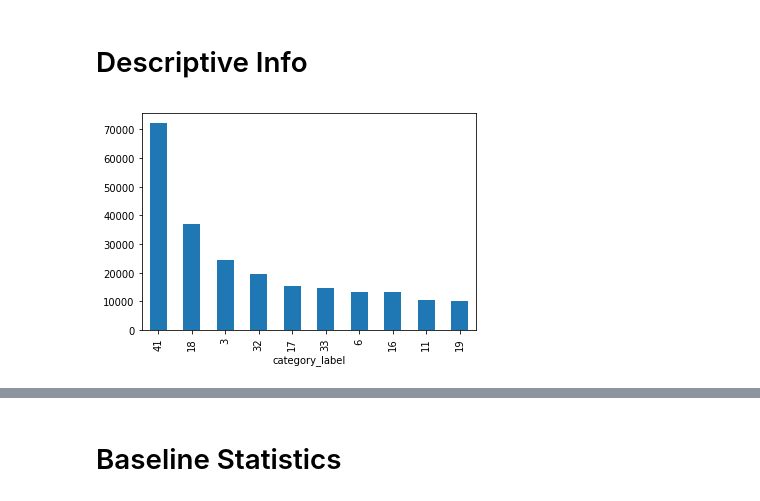
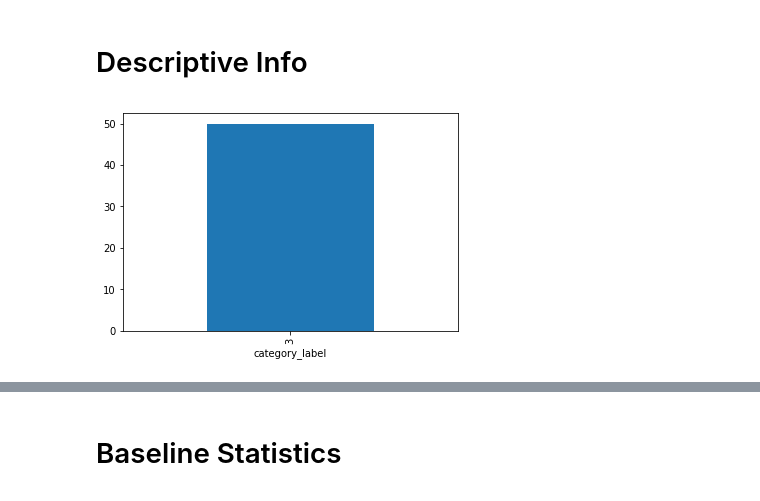
Before and after one commit to magee256/clothing_object_recognition, a Jupyter notebook: category_classifier.ipynb, the cells around one changed output, grey strips where cells are left out. Cells and saved outputs as stored; diff of their text form; code cells hidden in the pictures.

```diff
--- a/category_classifier.ipynb
+++ b/category_classifier.ipynb
@@ -18,7 +18,7 @@ image_to_category = 'data/Category and Attribute Prediction Benchmark/Anno/list_
 img_net_class_path = 'data/ImageNetClasses/imagenet1000_clsid_to_human.txt'
 deep_fash_class_path = 'data/Category and Attribute Prediction Benchmark/Anno/list_category_cloth.txt'
 
-n_images_loaded = 5000 # -1 loads all
+n_images_loaded = 50 # -1 loads all
 # %%
 ## Class for managing reading and writing data in chunks
 from skimage.io import imread # uses PIL on the backend
@@ -35,9 +35,8 @@ class Labels():
 
         # Reduce image_paths to their base form
         self.labels['image_name'] = self.labels['image_name'].apply(lambda x: x[len('img'):-len('.jpg')])
-        self.i_chunk = 0
 
-    def __len___(self):
+    def __len__(self):
         return len(self.labels)
 
     def __next__(self):
@@ -50,7 +49,7 @@ class Labels():
         """
         if self.i_chunk == self.n_chunk:
             self.i_chunk = 0
-        subset = self.labels.iloc[self.i_chunk:self.i_chunk+self.chunksize,:]
+        subset = self.labels.iloc[self.i_chunk*self.chunksize:(self.i_chunk+1)*self.chunksize,:]
         subset['data'] = subset['image_name'].apply(self._load_data)
         self.i_chunk += 1
         return subset
@@ -91,6 +90,7 @@ class Labels():
         self._save_data = save_method_dict[target]
 
         self.chunksize = chunksize
+        self.i_chunk = 0
         self.n_chunk = (len(self.labels) + chunksize - 1)//chunksize
         self.load_target = model_name+' '+target
 
@@ -215,6 +169,6 @@ def save_proc_images(img_df):
 # %%
 ## Save processed images to disk as jpeg
-chunksize = 5000
+chunksize = 2
 
 # Takes about 30 min to calculate all
 start = perf_counter(); image_count = 0
@@ -223,6 +177,7 @@ labels.set_data_target('raw_image',chunksize)
 
 for i in range(labels.n_chunk):
     img_df = next(labels)
+    print(labels.i_chunk)
     img_df = preprocess_data(img_df)
     labels.save(img_df)
 
@@ -317,10 +293,9 @@ KeyboardInterrupt:
 # Descriptive Info
 # %%
 # Categories by number of occurences in img_df
-labels = determine_data_subset(image_to_category)
-labels.groupby('category_label')['image_name'].count().sort_values(ascending=False).plot(kind='bar')
+labels.labels.groupby('category_label')['image_name'].count().sort_values(ascending=False).plot(kind='bar')
 plt.show()
 # %% [output]
-[figure, old version]
+[figure, new version]
 # %%
 # Shows images from the last images to be processed
```
Also changed, not shown: parts of 19 cells of this notebook.
